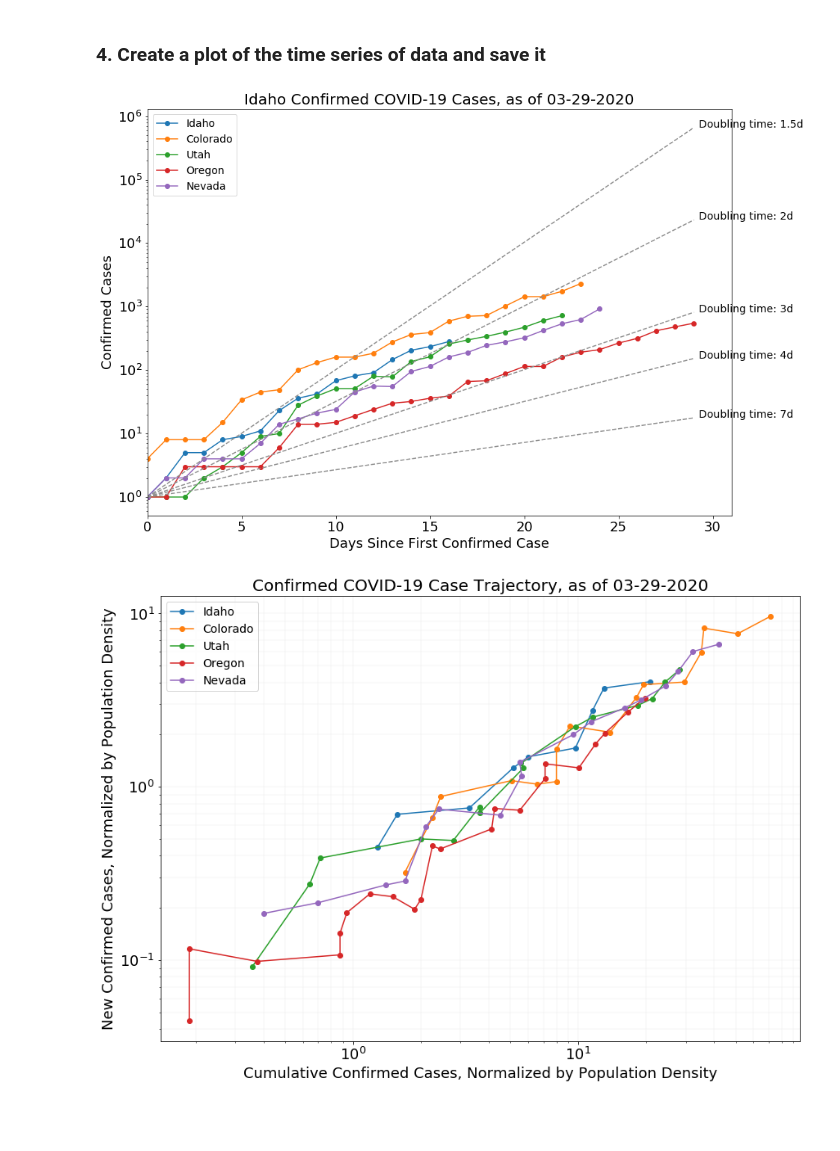
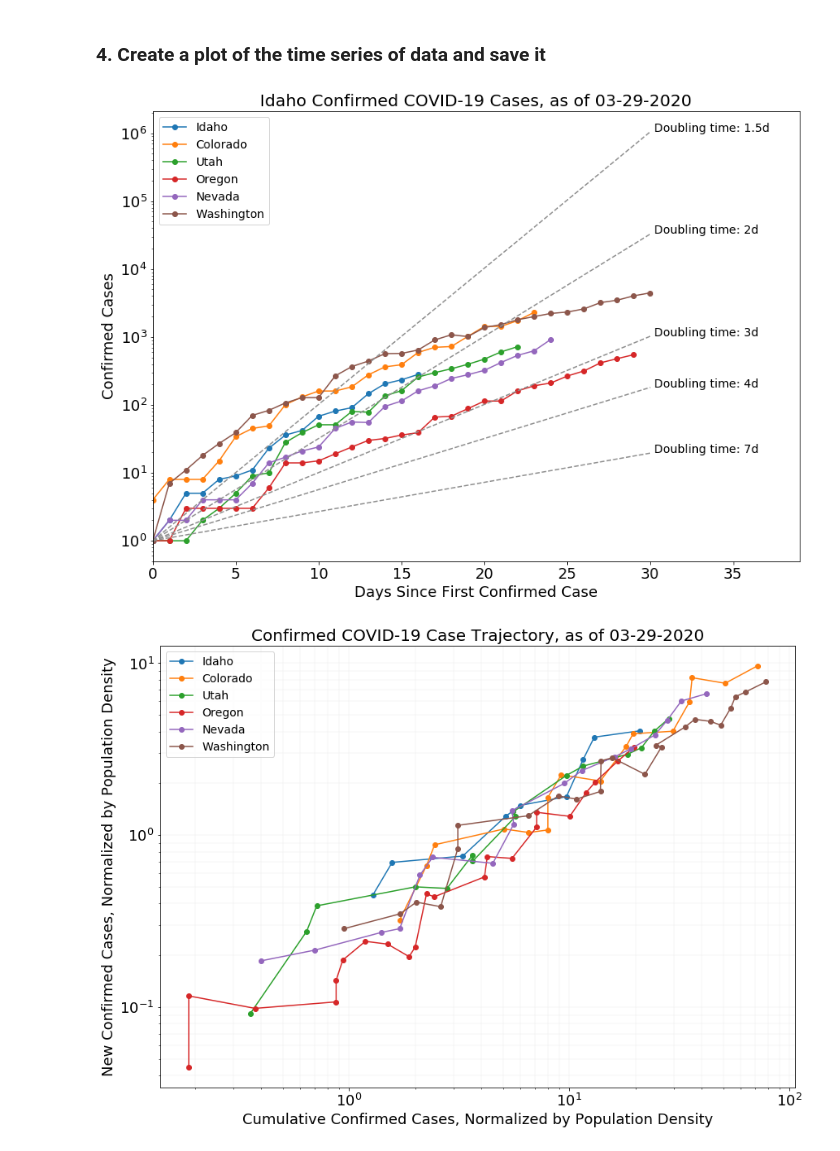
Before and after one commit to LejoFlores/COVID-19, a Jupyter notebook: ID_COVID19_timeseries.ipynb, the cells around one changed output. Drawn from its saved outputs; the diff is of its cells as text; code cells hidden in the pictures; blank space fills up the shorter version.

```diff
--- a/ID_COVID19_timeseries.ipynb
+++ b/ID_COVID19_timeseries.ipynb
@@ -11,23 +11,25 @@ import matplotlib.pyplot as plt
 # %%
 covid_daily_reports = 'csse_covid_19_data/csse_covid_19_daily_reports/'
 
-# Population density obtained from:
+# Population density (people / km^2) obtained from:
 # https://en.wikipedia.org/wiki/List_of_states_and_territories_of_the_United_States_by_population_density
 popDens_ID = 7.0
 popDens_CO = 20.0
 popDens_UT = 14.0
 popDens_OR = 16.0
 popDens_NV = 10.0
+popDens_WA = 41.0
 
 day_shift=0
 
-nState = 5
+nState = 6
 
 id_firstday = '3/13/2020'
 co_firstday = '3/06/2020'
 ut_firstday = '3/07/2020'
 or_firstday = '2/29/2020'
 nv_firstday = '3/05/2020'
+wa_firstday = '2/28/2020'
 
 today = pd.datetime.strftime(pd.datetime.now() - pd.Timedelta(days=day_shift), '%m-%d-%Y')
 
@@ -36,6 +38,7 @@ co_date_range = pd.date_range(start=co_firstday, end=today)
 ut_date_range = pd.date_range(start=ut_firstday, end=today)
 or_date_range = pd.date_range(start=or_firstday, end=today)
 nv_date_range = pd.date_range(start=nv_firstday, end=today)
+wa_date_range = pd.date_range(start=wa_firstday, end=today)
 # %% [markdown]
 ### 3. Create arrays for numbers of confirmed and recovered cases, and deaths
 # %%
@@ -55,6 +58,9 @@ for state in np.arange(nState):
     elif state == 4:
         date_range = nv_date_range
         state_tag = "Nevada"
+    elif state == 5:
+        date_range = wa_date_range
+        state_tag = "Washington"
 
     day = 0
 
@@ -87,6 +93,8 @@ for state in np.arange(nState):
             confirmed[day] += covid_daily_data[covid_daily_data[PS_label].str.contains(', OR',na=False)]['Confirmed'].sum()
         elif(state == 4):
             confirmed[day] += covid_daily_data[covid_daily_data[PS_label].str.contains(', NV',na=False)]['Confirmed'].sum()
+        elif(state == 5):
+            confirmed[day] += covid_daily_data[covid_daily_data[PS_label].str.contains(', WA',na=False)]['Confirmed'].sum()
 
         day = day + 1
 
@@ -110,6 +118,10 @@ for state in np.arange(nState):
         NV_confirmed = confirmed
         NV_deaths    = deaths
         NV_recovered = recovered
+    elif state == 5:
+        WA_confirmed = confirmed
+        WA_deaths    = deaths
+        WA_recovered = recovered
 # %% [markdown]
 ### 4. Create a plot of the time series of data and save it
 # %%
@@ -118,8 +130,9 @@ co_days_since_first = np.arange(co_date_range.size)
 ut_days_since_first = np.arange(ut_date_range.size)
 or_days_since_first = np.arange(or_date_range.size)
 nv_days_since_first = np.arange(nv_date_range.size)
+wa_days_since_first = np.arange(wa_date_range.size)
 
-days_since_first = or_days_since_first
+days_since_first = wa_days_since_first
 
 dt_1p5day = 2.0 ** (days_since_first / 1.5)
 dt_2day = 2.0 ** (days_since_first / 2.0)
@@ -133,35 +146,36 @@ plt.plot(co_days_since_first,CO_confirmed,'o-',label="Colorado")
 plt.plot(ut_days_since_first,UT_confirmed,'o-',label="Utah")
 plt.plot(or_days_since_first,OR_confirmed,'o-',label="Oregon")
 plt.plot(nv_days_since_first,NV_confirmed,'o-',label="Nevada")
+plt.plot(wa_days_since_first,WA_confirmed,'o-',label="Washington")
 
 plt.plot(days_since_first,dt_1p5day,'--',color='#8f8f8f')
 plt.text(days_since_first[-1]+0.25,dt_1p5day[-1],'Doubling time: 1.5d',fontsize=14)
 
 plt.plot(days_since_first,dt_2day,'--',color='#8f8f8f')
 plt.text(days_since_first[-1]+0.25,dt_2day[-1],'Doubling time: 2d',fontsize=14)
 
 plt.plot(days_since_first,dt_3day,'--',color='#8f8f8f')
 plt.text(days_since_first[-1]+0.25,dt_3day[-1],'Doubling time: 3d',fontsize=14)
 
 plt.plot(days_since_first,dt_4day,'--',color='#8f8f8f')
 plt.text(days_since_first[-1]+0.25,dt_4day[-1],'Doubling time: 4d',fontsize=14)
 
 plt.plot(days_since_first,dt_7day,'--',color='#8f8f8f')
 plt.text(days_since_first[-1]+0.25,dt_7day[-1],'Doubling time: 7d',fontsize=14)
 
 plt.xlim((0,date_range.size+np.round(date_range.size/4.0)))
 
 plt.xticks(fontsize=18)
 plt.yticks(fontsize=18)
 plt.legend(loc='upper left',fontsize=14)
 plt.title('Idaho Confirmed COVID-19 Cases, as of '+date_range[-1].strftime('%m-%d-%Y'),fontsize=20)
 plt.xlabel('Days Since First Confirmed Case',fontsize=18)
 plt.ylabel('Confirmed Cases',fontsize=18)
 plt.yscale('log')
 
 fig.savefig('ID-COVID-19_'+date_range[-1].strftime('%m-%d-%Y')+'.png', facecolor=fig.get_facecolor(), edgecolor='none')
 # %% [output]
-[figure, old version]
+[figure, new version]
 # %%
 window = 7
 
@@ -175,12 +189,14 @@ normCaseCO = CO_confirmed[0:-2] / popDens_CO
 normCaseUT = UT_confirmed[0:-2] / popDens_UT
 normCaseOR = OR_confirmed[0:-2] / popDens_OR
 normCaseNV = NV_confirmed[0:-2] / popDens_NV
+normCaseWA = WA_confirmed[0:-2] / popDens_WA
 
 normNewCaseID = (ID_confirmed[1:-1] - ID_confirmed[0:-2]) / popDens_ID
 normNewCaseCO = (CO_confirmed[1:-1] - CO_confirmed[0:-2]) / popDens_CO
 normNewCaseUT = (UT_confirmed[1:-1] - UT_confirmed[0:-2]) / popDens_UT
 normNewCaseOR = (OR_confirmed[1:-1] - OR_confirmed[0:-2]) / popDens_OR
 normNewCaseNV = (NV_confirmed[1:-1] - NV_confirmed[0:-2]) / popDens_NV
+normNewCaseWA = (WA_confirmed[1:-1] - WA_confirmed[0:-2]) / popDens_WA
 
 fig = plt.figure(figsize=(14,10))
 plt.plot(normCaseID[(window-2):-1],movingaverage(normNewCaseID.flatten(),window),'o-',label="Idaho")
@@ -188,6 +204,7 @@ plt.plot(normCaseCO[(window-2):-1],movingaverage(normNewCaseCO.flatten(),window)
 plt.plot(normCaseUT[(window-2):-1],movingaverage(normNewCaseUT.flatten(),window),'o-',label="Utah")
 plt.plot(normCaseOR[(window-2):-1],movingaverage(normNewCaseOR.flatten(),window),'o-',label="Oregon")
 plt.plot(normCaseNV[(window-2):-1],movingaverage(normNewCaseNV.flatten(),window),'o-',label="Nevada")
+plt.plot(normCaseWA[(window-2):-1],movingaverage(normNewCaseWA.flatten(),window),'o-',label="Washington")
 
 plt.title('Confirmed COVID-19 Case Trajectory, as of '+date_range[-1].strftime('%m-%d-%Y'),fontsize=20)
 plt.xlabel('Cumulative Confirmed Cases, Normalized by Population Density',fontsize=18)
@@ -201,7 +218,7 @@ plt.grid(which='both',linewidth=0.1)
 
 fig.savefig('ID-COVID-19_case_trajectory_'+date_range[-1].strftime('%m-%d-%Y')+'.png', facecolor=fig.get_facecolor(), edgecolor='none')
 # %% [output]
-[figure, old version]
+[figure, new version]
 # %%
 dfID = pd.DataFrame({'ID': ID_confirmed.flatten()},dtype=int)
 dfUT = pd.DataFrame({'UT': UT_confirmed.flatten()},dtype=int)
```
Also changed, not shown: parts of 1 cell of this notebook, 2 other files.
